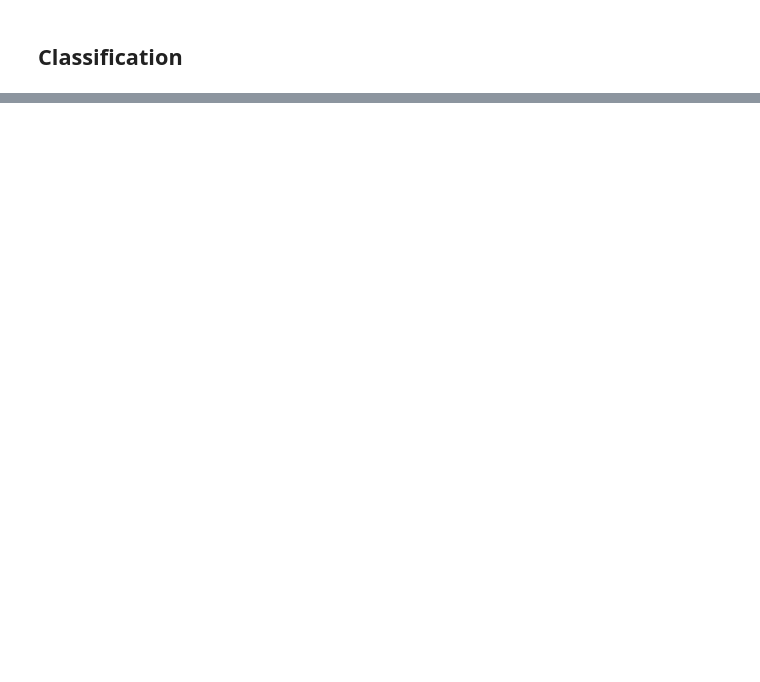
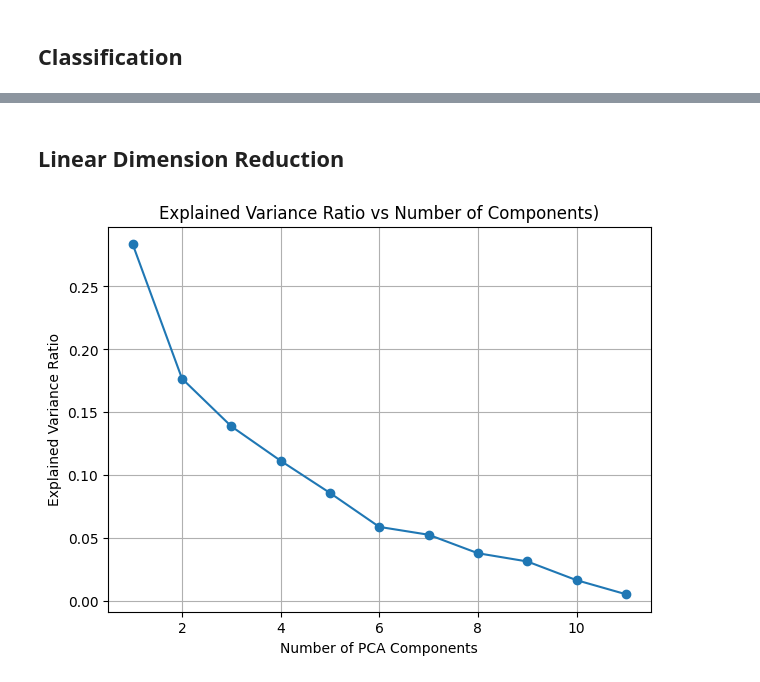
Before and after one commit to jasminejsun/uncorking-wine-quality, a Jupyter notebook: wine-quality-analysis.ipynb, the cells around one changed output, grey strips where cells are left out. Cells and saved outputs as stored; diff of their text form; code cells hidden in the pictures; blank space fills up the shorter version.

```diff
--- a/wine-quality-analysis.ipynb
+++ b/wine-quality-analysis.ipynb
@@ -78,0 +78,21 @@ print(test_acc)
+# %% [markdown]
+## Linear Dimension Reduction
+# %%
+X_train_T = X_train_scaled.T
+X_centered = X_train_T - np.mean(X_train_T, axis=1, keepdims=True)
+
+U, s, _ = svd(X_centered, full_matrices=False)
+
+N = X_centered.shape[1]
+eigvals = (s**2) / (N - 1)
+explained_variance_ratio = eigvals / np.sum(eigvals)
+
+plt.figure(figsize=(7,5))
+plt.plot(range(1, len(explained_variance_ratio) + 1), explained_variance_ratio, marker='o')
+plt.xlabel("Number of PCA Components")
+plt.ylabel("Explained Variance Ratio")
+plt.title("Explained Variance Ratio vs Number of Components)")
+plt.grid(True)
+plt.show()
+# %% [output]
+[figure, added]
```
Also changed, not shown: parts of 9 cells of this notebook.
